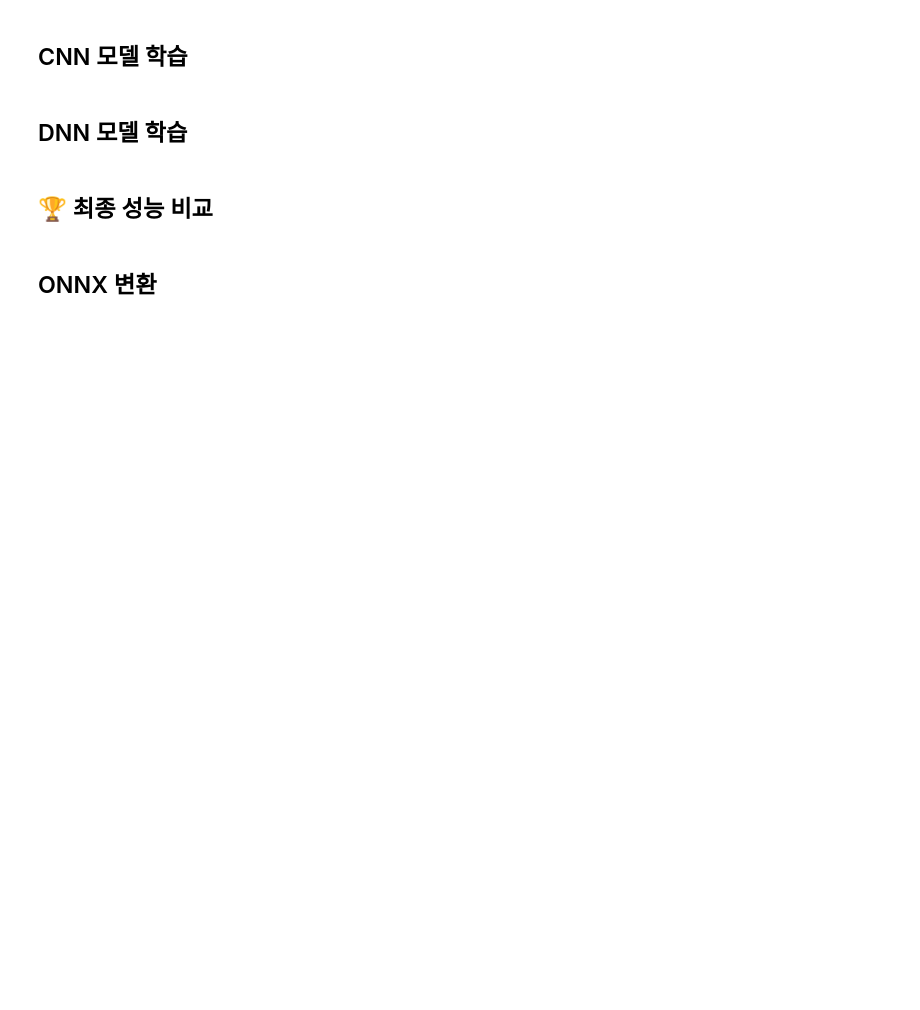
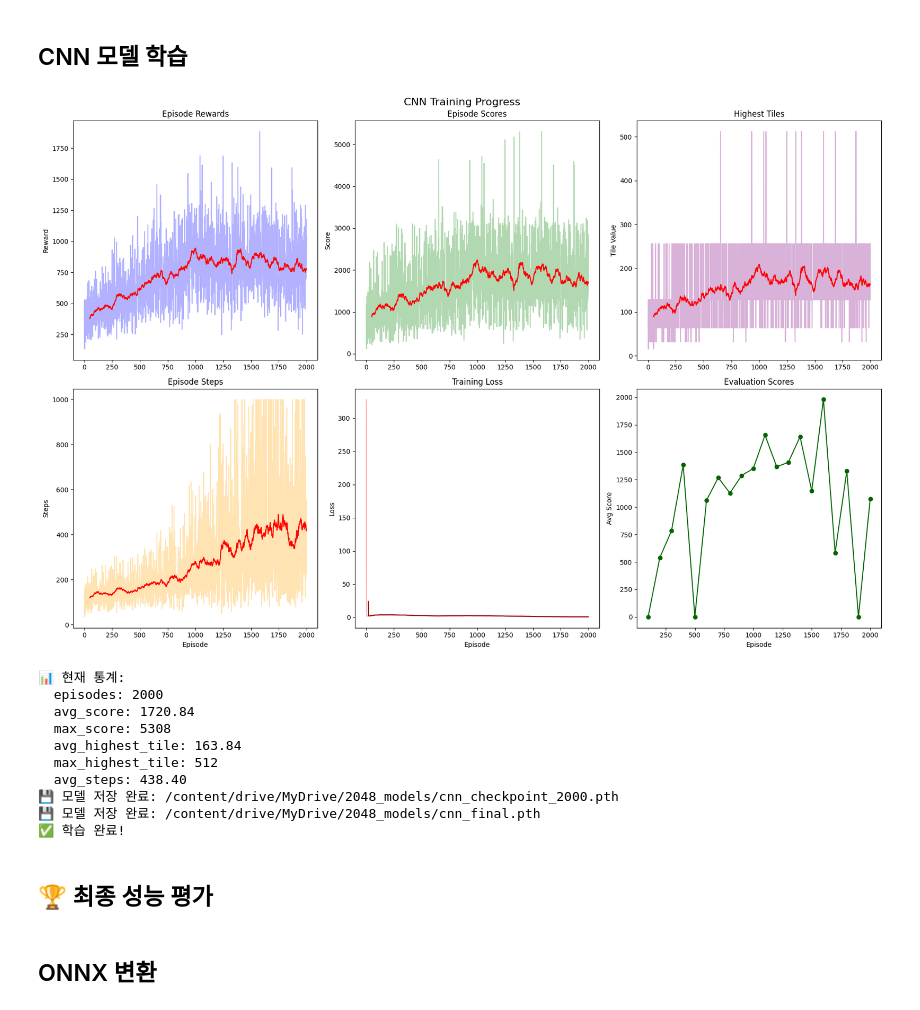
Before and after one commit to Sarang-Han/2048-rl-project, a Jupyter notebook: training/train/colab_training.ipynb, the cells around one changed output. Saved outputs shown, nothing was run; the diff lists cells and outputs as text; code cells hidden in the pictures; blank space fills up the shorter version.

```diff
--- a/training/train/colab_training.ipynb
+++ b/training/train/colab_training.ipynb
@@ -150,12 +126,11 @@ for key, value in TRAINING_CONFIG.items():
 # %% [markdown]
 ## 모델 초기화
 # %%
-def create_agent_and_env(observation_type='layered'):
+def create_agent_and_env():
     """에이전트와 환경 생성"""
-    env = Game2048Env(observation_type=observation_type)
+    env = Game2048Env()
 
     agent = DQNAgent(
-        observation_type=observation_type,
         lr=TRAINING_CONFIG['lr'],
         gamma=TRAINING_CONFIG['gamma'],
         epsilon_start=TRAINING_CONFIG['epsilon_start'],
@@ -169,13 +144,6 @@ def create_agent_and_env(observation_type='layered'):
 
     return agent, env
 
-# CNN과 DNN 에이전트 생성
-print("🧠 CNN 에이전트 (Layered) 생성...")
-cnn_agent, cnn_env = create_agent_and_env('layered')
-
-print("\n🧠 DNN 에이전트 (Flat) 생성...")
-dnn_agent, dnn_env = create_agent_and_env('flat')
-
-print(f"\n📊 모델 비교:")
-print(f"  CNN 파라미터: {count_parameters(cnn_agent.q_network):,}")
-print(f"  DNN 파라미터: {count_parameters(dnn_agent.q_network):,}")
+print("🧠 CNN 에이전트 생성...")
+agent, env = create_agent_and_env()
+print(f"📊 모델 파라미터: {count_parameters(agent.q_network):,}")
@@ -262,8 +239,8 @@ class TrainingMonitor:
         if not self.episode_scores:
             return {}
 
-        recent_scores = self.episode_scores[-100:] if len(self.episode_scores) >= 100 else self.episode_scores
-        recent_tiles = self.highest_tiles[-100:] if len(self.highest_tiles) >= 100 else self.highest_tiles
+        recent_scores = self.episode_scores[-100:]
+        recent_tiles = self.highest_tiles[-100:]
 
         return {
             'episodes': len(self.episode_scores),
@@ -271,11 +248,8 @@ class TrainingMonitor:
             'max_score': max(self.episode_scores),
             'avg_highest_tile': np.mean(recent_tiles),
             'max_highest_tile': max(self.highest_tiles),
-            'avg_steps': np.mean(self.episode_steps[-100:]) if len(self.episode_steps) >= 100 else np.mean(self.episode_steps)
+            'avg_steps': np.mean(self.episode_steps[-100:])
         }
 
-# 모니터 초기화
-cnn_monitor = TrainingMonitor()
-dnn_monitor = TrainingMonitor()
-
+monitor = TrainingMonitor()
 print("📊 학습 모니터링 시스템 준비 완료!")
@@ -420,13 +343,21 @@ print("🔧 학습 함수 로드 완료!")
 # %% [markdown]
 ## CNN 모델 학습
 # %%
-# CNN 학습 실행
-cnn_monitor = train_agent(
-    agent=cnn_agent,
-    env=cnn_env,
-    monitor=cnn_monitor,
-    name="CNN",
+monitor = train_agent(
+    agent=agent,
+    env=env,
+    monitor=monitor,
     episodes=TRAINING_CONFIG['episodes']
 )
+# %% [output]
+[figure, added]
+📊 현재 통계:
+  episodes: 2000
+  avg_score: 1720.84
+  max_score: 5308
+  avg_highest_tile: 163.84
+  max_highest_tile: 512
+  avg_steps: 438.40
+💾 모델 저장 완료: /content/drive/MyDrive/2048_models/cnn_checkpoint_2000.pth
+💾 모델 저장 완료: /content/drive/MyDrive/2048_models/cnn_final.pth
+✅ 학습 완료!
-# %% [markdown]
-## DNN 모델 학습
@@ -442,3 +364,3 @@ dnn_monitor = train_agent(
 # %% [markdown]
-## 🏆 최종 성능 비교
+## 🏆 최종 성능 평가
 # %%
```
Also changed, not shown: parts of 11 cells of this notebook, 8 other files.
